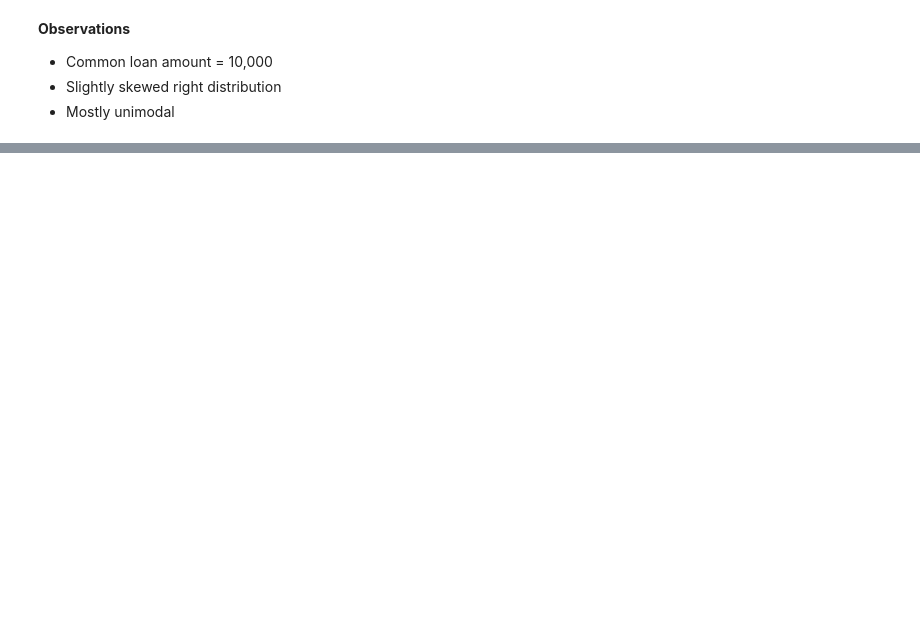
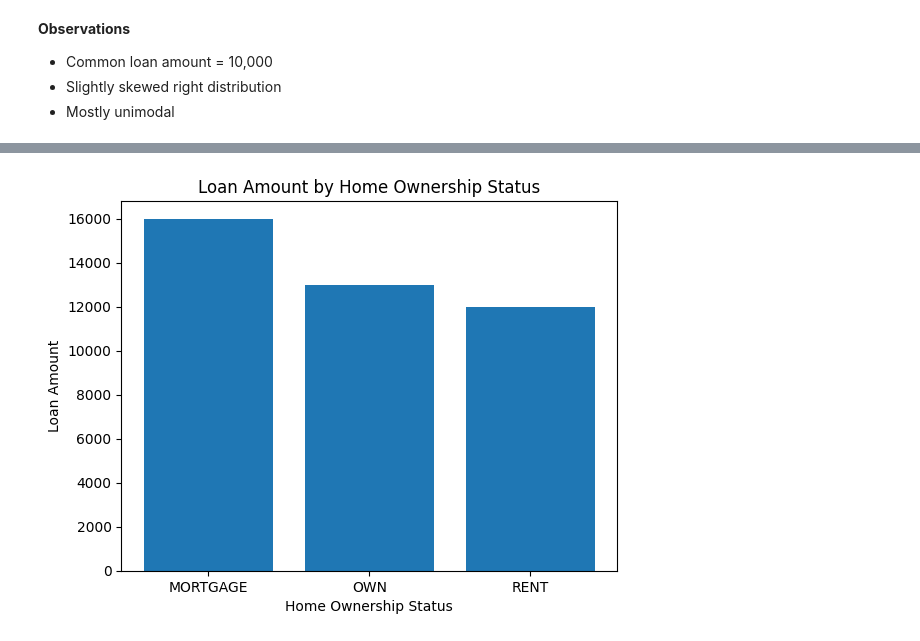
Before and after one commit to oliviaguo1234/lendingclub_loans, a Jupyter notebook: OliviaGuo_loans.ipynb, the cells around one changed output, grey strips where cells are left out. Drawn from its saved outputs; the diff is of its cells as text; code cells hidden in the pictures; blank space fills up the shorter version.

```diff
--- a/OliviaGuo_loans.ipynb
+++ b/OliviaGuo_loans.ipynb
@@ -213,0 +226,10 @@ Text(0.5, 1.0, 'How Often Each Loan Amount Occurs')
+# %%
+#if home ownership affects MEDIAN loan amount
+medians = loans_df.groupby('homeownership')['loan_amount'].median()
+plt.bar(medians.index, medians.values)
+plt.xlabel('Home Ownership Status')
+plt.ylabel('Loan Amount')
+plt.title('Loan Amount by Home Ownership Status')
+plt.show()
+# %% [output]
+[figure, added]
```
Also changed, not shown: parts of 6 cells of this notebook.
